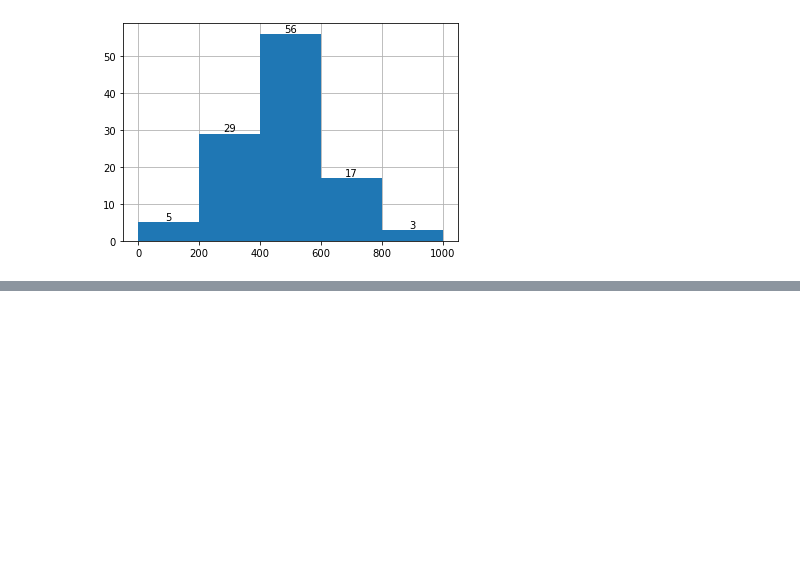
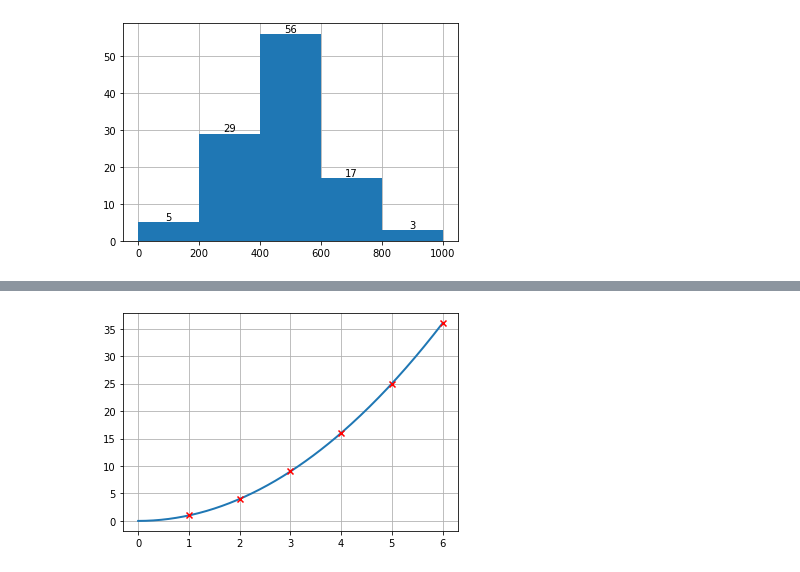
Before and after one commit to wjc-van-es/practical-statistics-for-data-scientists, a Jupyter notebook: python/headfirst_statistics_notebooks/HF_Stat_CH01_part-2.ipynb, the cells around one changed output, grey strips where cells are left out. Saved outputs shown, nothing was run; the diff lists cells and outputs as text; code cells hidden in the pictures; blank space fills up the shorter version.

```diff
--- a/python/headfirst_statistics_notebooks/HF_Stat_CH01_part-2.ipynb
+++ b/python/headfirst_statistics_notebooks/HF_Stat_CH01_part-2.ipynb
@@ -63,0 +176,23 @@ plt.show()
+# %%
+# make data
+x_scatter = [1, 2, 3, 4, 5, 6]
+y_scatter = [1, 4, 9, 16, 25, 36] # the corresponding x**2
+
+# Return evenly spaced numbers over a specified interval.
+x = np.linspace(0, 6, 201)
+y = np.lib.scimath.power(x, 2)
+
+# plot
+fig, ax = plt.subplots()
+
+# Add grid,
+# the zorder keyword argument will help for the grid to be behind the bars
+ax.grid(zorder=0)
+
+ax.plot(x, y, linewidth=2.0, zorder=3) # plot the function
+ax.scatter(x_scatter, y_scatter, marker='x', color='red', zorder=4)
+
+
+plt.show()
+# %% [output]
+[figure, added]
```
Also changed, not shown: parts of 8 cells of this notebook, 10 other files.
